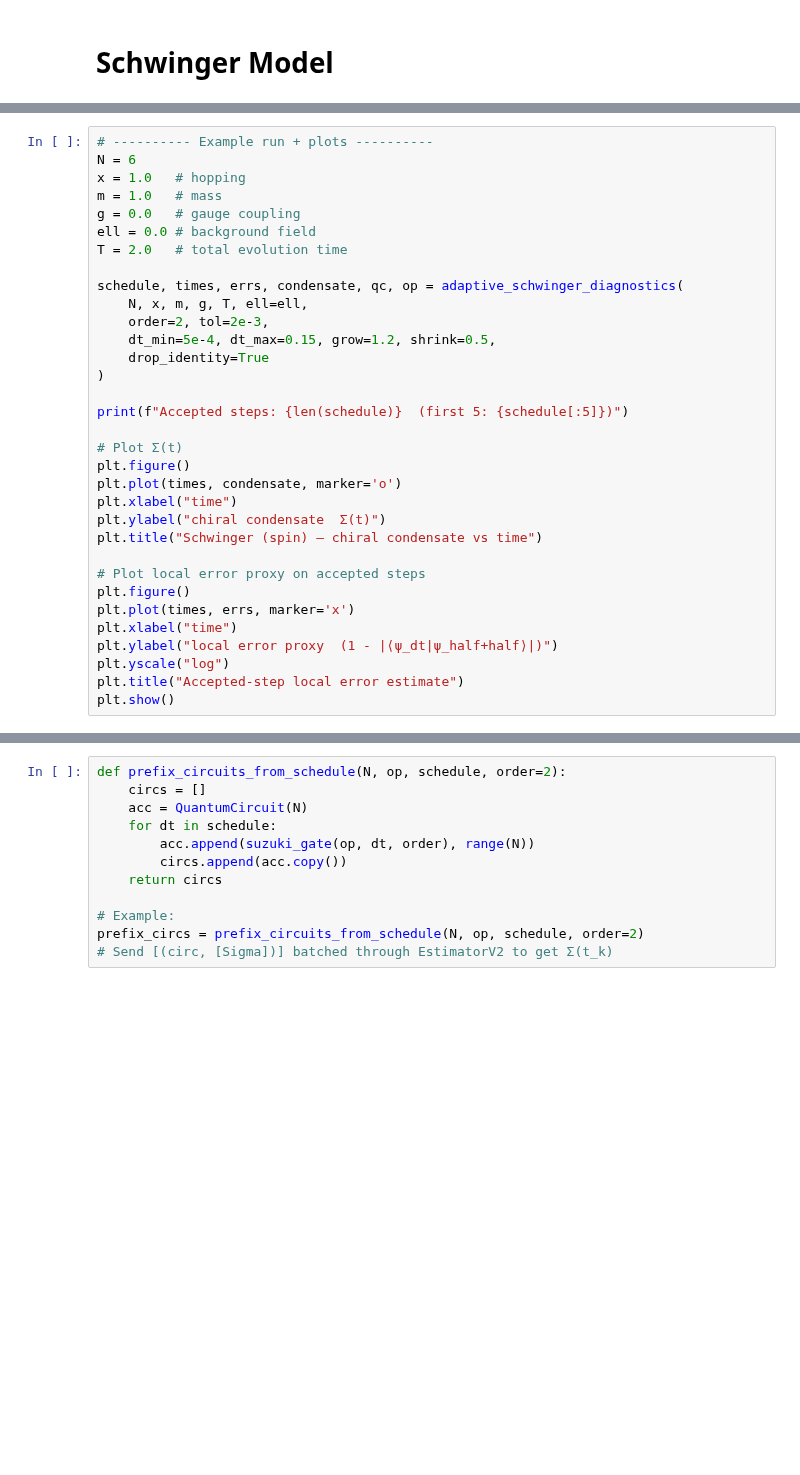
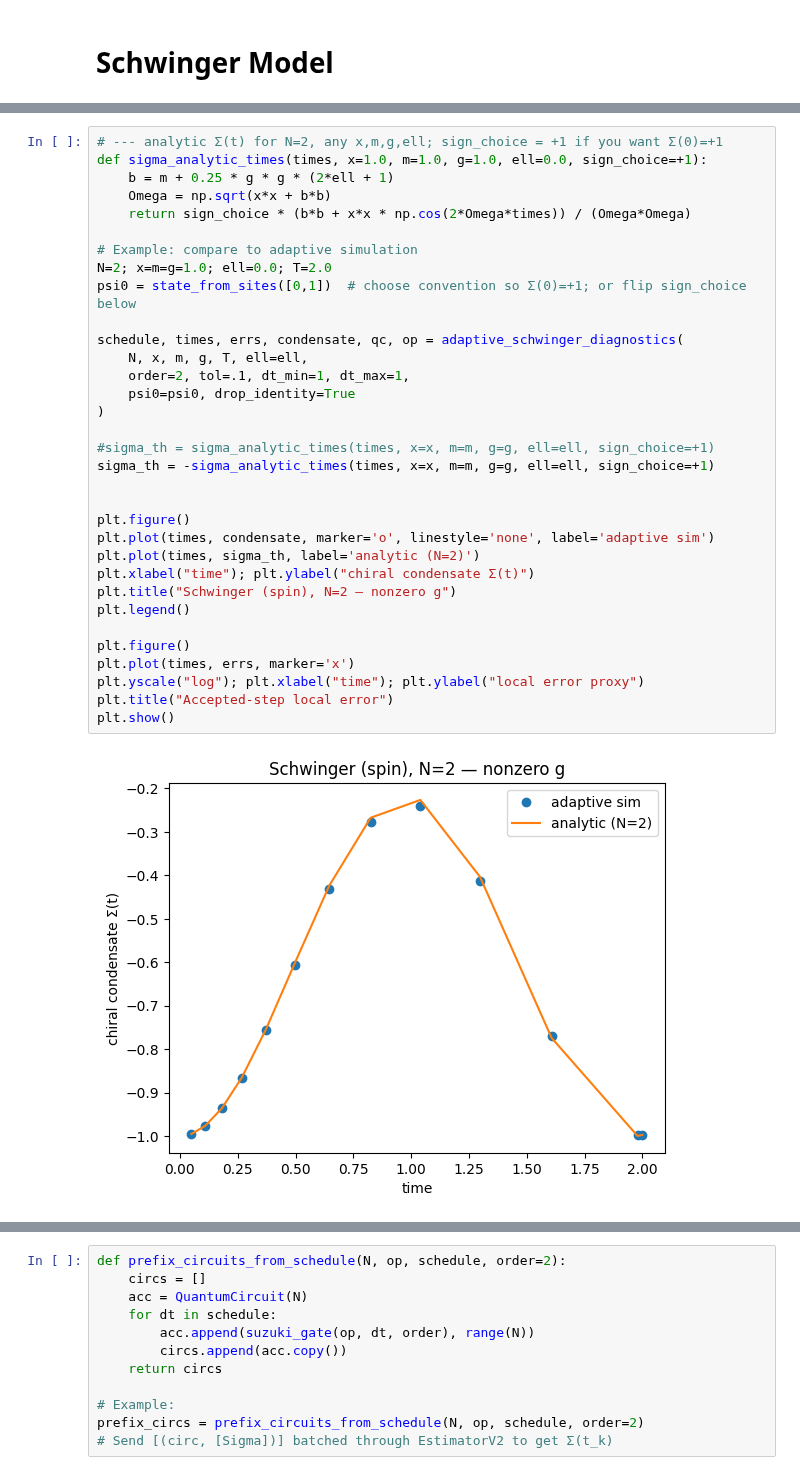
Before and after one commit to cogburner/Quantum-Schwinger, a Jupyter notebook: adaptive_scratch.ipynb, the cells around one changed output, grey strips where cells are left out. Drawn from its saved outputs; the diff is of its cells as text; blank space fills up the shorter version.

```diff
--- a/adaptive_scratch.ipynb
+++ b/adaptive_scratch.ipynb
@@ -430,33 +526,35 @@ def adaptive_schwinger_diagnostics(N, x, m, g, T, ell=0.0, order=2, tol=2e-3,
 # %%
-# ---------- Example run + plots ----------
-N = 6
-x = 1.0   # hopping
-m = 1.0   # mass
-g = 0.0   # gauge coupling
-ell = 0.0 # background field
-T = 2.0   # total evolution time
+# --- analytic Σ(t) for N=2, any x,m,g,ell; sign_choice = +1 if you want Σ(0)=+1
+def sigma_analytic_times(times, x=1.0, m=1.0, g=1.0, ell=0.0, sign_choice=+1):
+    b = m + 0.25 * g * g * (2*ell + 1)
+    Omega = np.sqrt(x*x + b*b)
+    return sign_choice * (b*b + x*x * np.cos(2*Omega*times)) / (Omega*Omega)
+
+# Example: compare to adaptive simulation
+N=2; x=m=g=1.0; ell=0.0; T=2.0
+psi0 = state_from_sites([0,1])  # choose convention so Σ(0)=+1; or flip sign_choice below
 
 schedule, times, errs, condensate, qc, op = adaptive_schwinger_diagnostics(
     N, x, m, g, T, ell=ell,
-    order=2, tol=2e-3,
-    dt_min=5e-4, dt_max=0.15, grow=1.2, shrink=0.5,
-    drop_identity=True
+    order=2, tol=.1, dt_min=1, dt_max=1,
+    psi0=psi0, drop_identity=True
 )
 
-print(f"Accepted steps: {len(schedule)}  (first 5: {schedule[:5]})")
+#sigma_th = sigma_analytic_times(times, x=x, m=m, g=g, ell=ell, sign_choice=+1)
+sigma_th = -sigma_analytic_times(times, x=x, m=m, g=g, ell=ell, sign_choice=+1)
 
-# Plot Σ(t)
+
 plt.figure()
-plt.plot(times, condensate, marker='o')
-plt.xlabel("time")
-plt.ylabel("chiral condensate  Σ(t)")
-plt.title("Schwinger (spin) — chiral condensate vs time")
+plt.plot(times, condensate, marker='o', linestyle='none', label='adaptive sim')
+plt.plot(times, sigma_th, label='analytic (N=2)')
+plt.xlabel("time"); plt.ylabel("chiral condensate Σ(t)")
+plt.title("Schwinger (spin), N=2 — nonzero g")
+plt.legend()
 
-# Plot local error proxy on accepted steps
 plt.figure()
 plt.plot(times, errs, marker='x')
-plt.xlabel("time")
-plt.ylabel("local error proxy  (1 - |⟨ψ_dt|ψ_half+half⟩|)")
-plt.yscale("log")
-plt.title("Accepted-step local error estimate")
+plt.yscale("log"); plt.xlabel("time"); plt.ylabel("local error proxy")
+plt.title("Accepted-step local error")
 plt.show()
+# %% [output]
+[figure, added]
```
Also changed, not shown: parts of 44 cells of this notebook.
